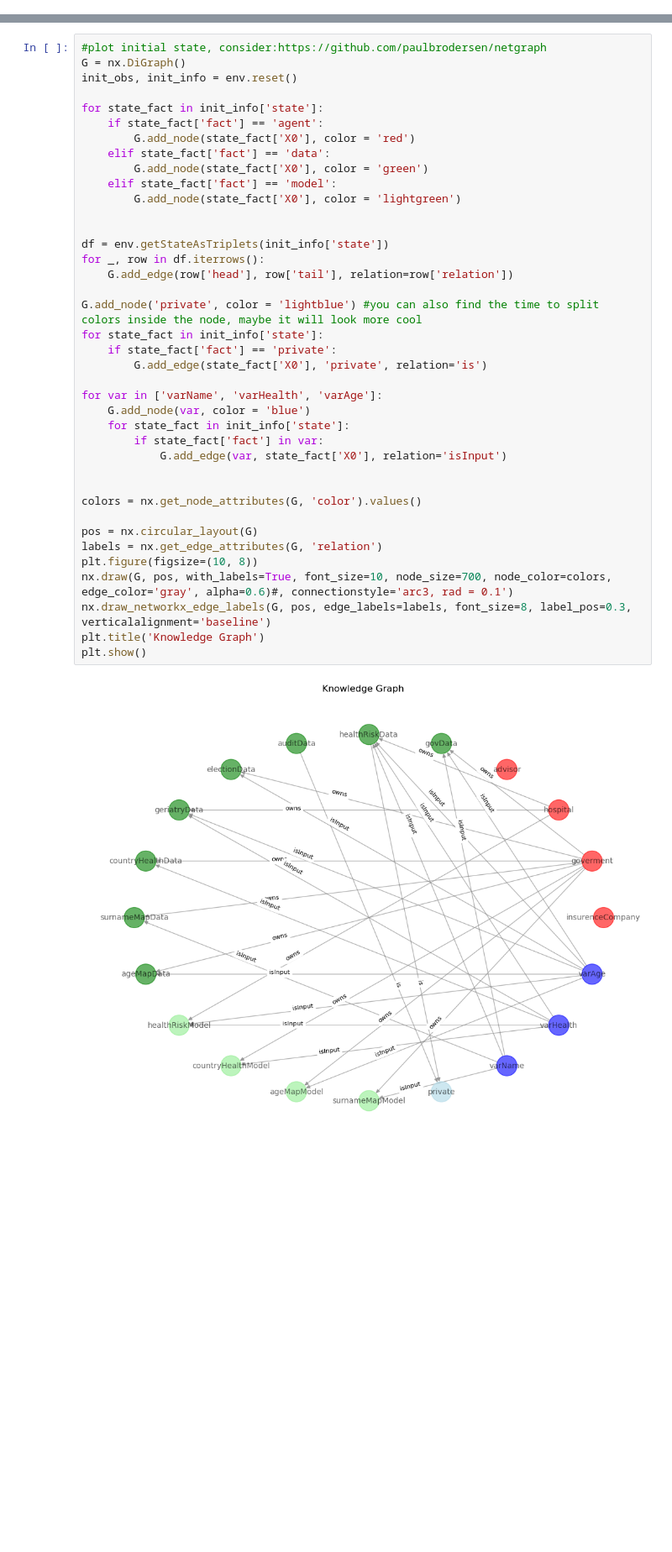
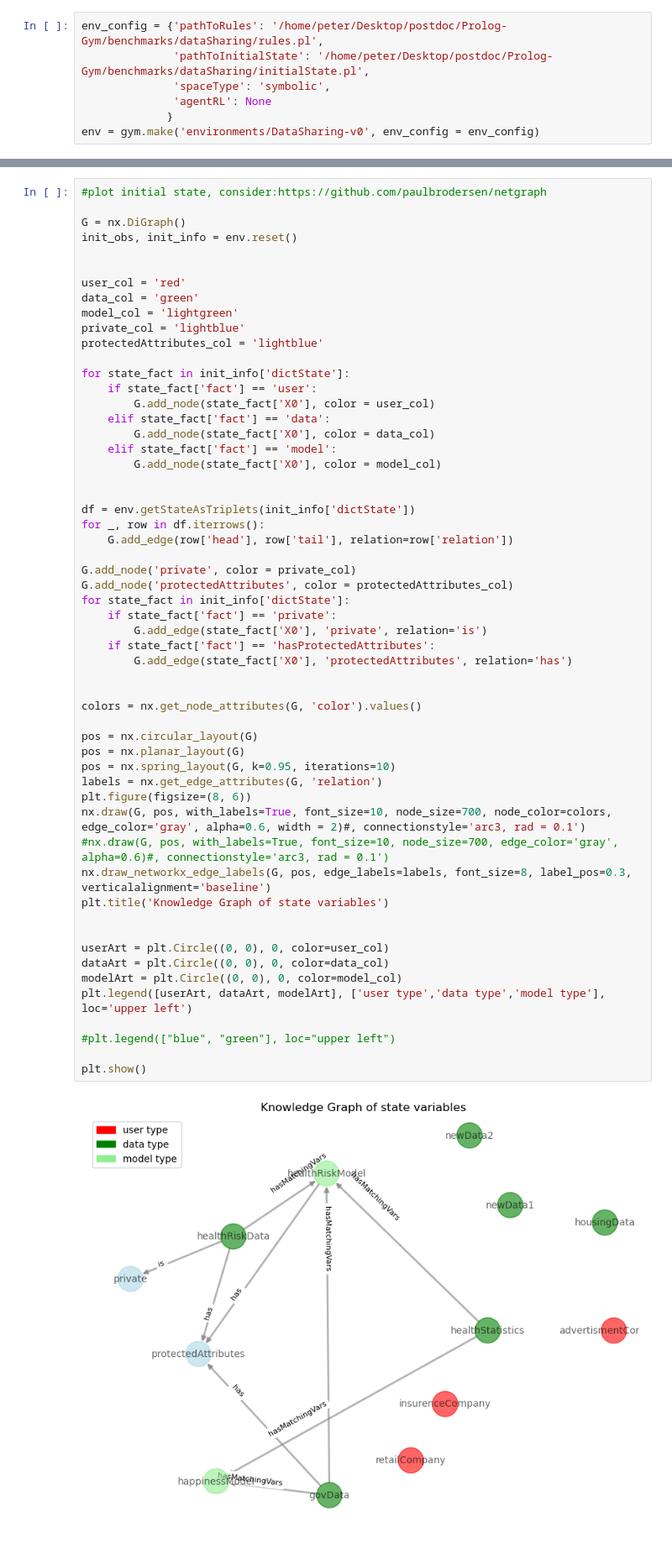
Before and after one commit to fratric/Rules2Lab, a Jupyter notebook: benchmarks/dataSharing/baseToy.ipynb, the cells around one changed output, grey strips where cells are left out. Shown at 84% size. Drawn from its saved outputs; the diff is of its cells as text; blank space fills up the shorter version.

```diff
--- a/benchmarks/dataSharing/baseToy.ipynb
+++ b/benchmarks/dataSharing/baseToy.ipynb
@@ -13,0 +43,7 @@ from norm_analysis.instance import Instance
+# %%
+env_config = {'pathToRules': '/home/peter/Desktop/postdoc/Prolog-Gym/benchmarks/dataSharing/rules.pl',
+              'pathToInitialState': '/home/peter/Desktop/postdoc/Prolog-Gym/benchmarks/dataSharing/initialState.pl',
+              'spaceType': 'symbolic',
+              'agentRL': None
+             }
+env = gym.make('environments/DataSharing-v0', env_config = env_config)
@@ -47,41 +89,58 @@ model = LogisticRegression()
 # %%
 #plot initial state, consider:https://github.com/paulbrodersen/netgraph
+
 G = nx.DiGraph()
 init_obs, init_info = env.reset()
 
-for state_fact in init_info['state']:
-    if state_fact['fact'] == 'agent':
-        G.add_node(state_fact['X0'], color = 'red')
+
+user_col = 'red'
+data_col = 'green'
+model_col = 'lightgreen'
+private_col = 'lightblue'
+protectedAttributes_col = 'lightblue'
+
+for state_fact in init_info['dictState']:
+    if state_fact['fact'] == 'user':
+        G.add_node(state_fact['X0'], color = user_col)
     elif state_fact['fact'] == 'data':
-        G.add_node(state_fact['X0'], color = 'green')
+        G.add_node(state_fact['X0'], color = data_col)
     elif state_fact['fact'] == 'model':
-        G.add_node(state_fact['X0'], color = 'lightgreen')
+        G.add_node(state_fact['X0'], color = model_col)
 
 
-df = env.getStateAsTriplets(init_info['state'])
+df = env.getStateAsTriplets(init_info['dictState'])
 for _, row in df.iterrows():
     G.add_edge(row['head'], row['tail'], relation=row['relation'])
 
-G.add_node('private', color = 'lightblue') #you can also find the time to split colors inside the node, maybe it will look more cool
-for state_fact in init_info['state']:
+G.add_node('private', color = private_col)
+G.add_node('protectedAttributes', color = protectedAttributes_col)
+for state_fact in init_info['dictState']:
     if state_fact['fact'] == 'private':
         G.add_edge(state_fact['X0'], 'private', relation='is')
-
-for var in ['varName', 'varHealth', 'varAge']:
-    G.add_node(var, color = 'blue')
-    for state_fact in init_info['state']:
-        if state_fact['fact'] in var:
-            G.add_edge(var, state_fact['X0'], relation='isInput')
+    if state_fact['fact'] == 'hasProtectedAttributes':
+        G.add_edge(state_fact['X0'], 'protectedAttributes', relation='has')
 
 
 colors = nx.get_node_attributes(G, 'color').values()
 
 pos = nx.circular_layout(G)
+pos = nx.planar_layout(G)
+pos = nx.spring_layout(G, k=0.95, iterations=10)
 labels = nx.get_edge_attributes(G, 'relation')
-plt.figure(figsize=(10, 8))
-nx.draw(G, pos, with_labels=True, font_size=10, node_size=700, node_color=colors, edge_color='gray', alpha=0.6)#, connectionstyle='arc3, rad = 0.1')
+plt.figure(figsize=(8, 6))
+nx.draw(G, pos, with_labels=True, font_size=10, node_size=700, node_color=colors, edge_color='gray', alpha=0.6, width = 2)#, connectionstyle='arc3, rad = 0.1')
+#nx.draw(G, pos, with_labels=True, font_size=10, node_size=700, edge_color='gray', alpha=0.6)#, connectionstyle='arc3, rad = 0.1')
 nx.draw_networkx_edge_labels(G, pos, edge_labels=labels, font_size=8, label_pos=0.3, verticalalignment='baseline')
-plt.title('Knowledge Graph')
+plt.title('Knowledge Graph of state variables')
+
+
+userArt = plt.Circle((0, 0), 0, color=user_col)
+dataArt = plt.Circle((0, 0), 0, color=data_col)
+modelArt = plt.Circle((0, 0), 0, color=model_col)
+plt.legend([userArt, dataArt, modelArt], ['user type','data type','model type'], loc='upper left')
+
+#plt.legend(["blue", "green"], loc="upper left")
+
 plt.show()
 # %% [output]
-[figure, old version]
+[figure, new version]
```
Also changed, not shown: parts of 26 cells of this notebook, 21 other files.
